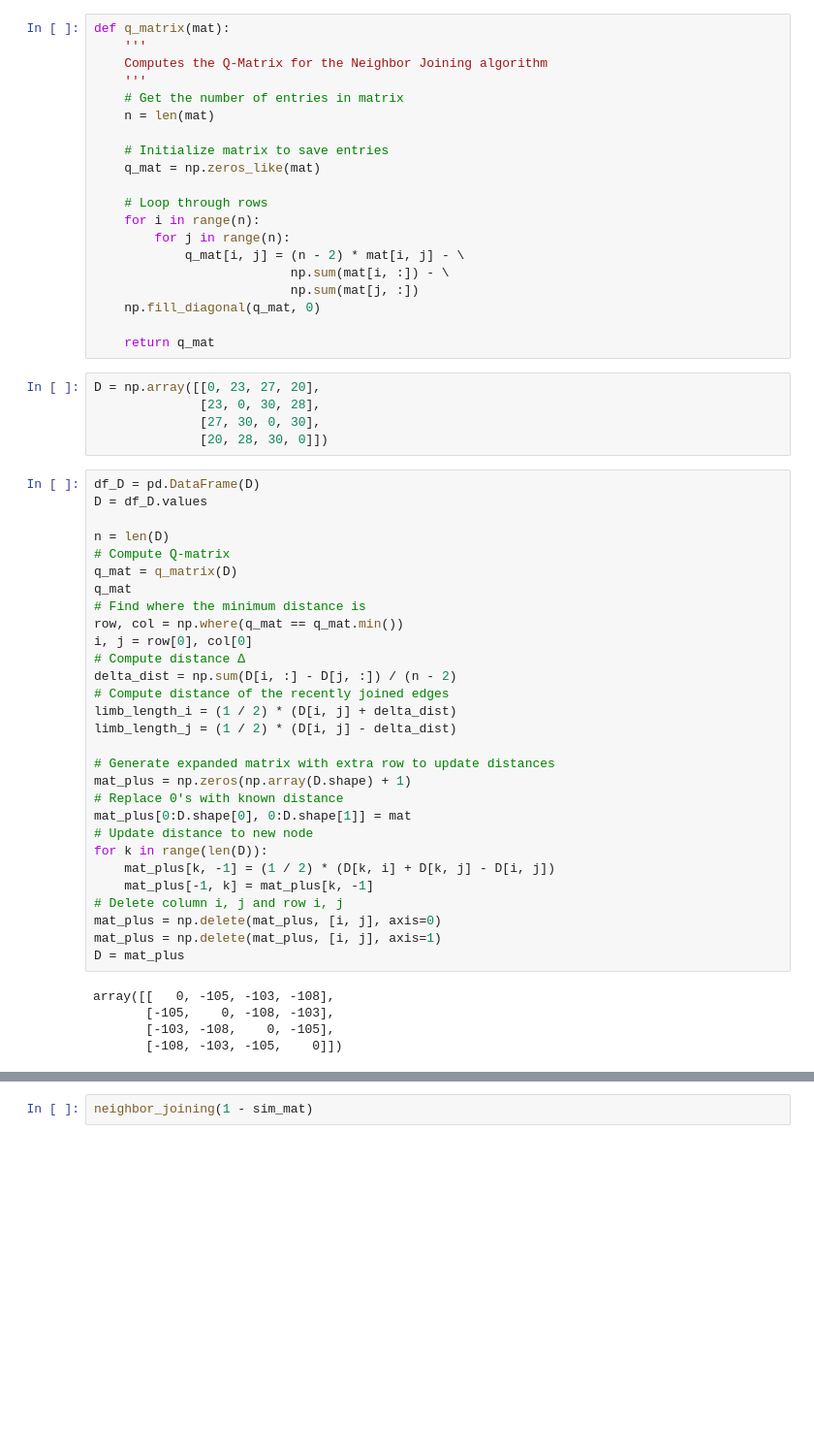
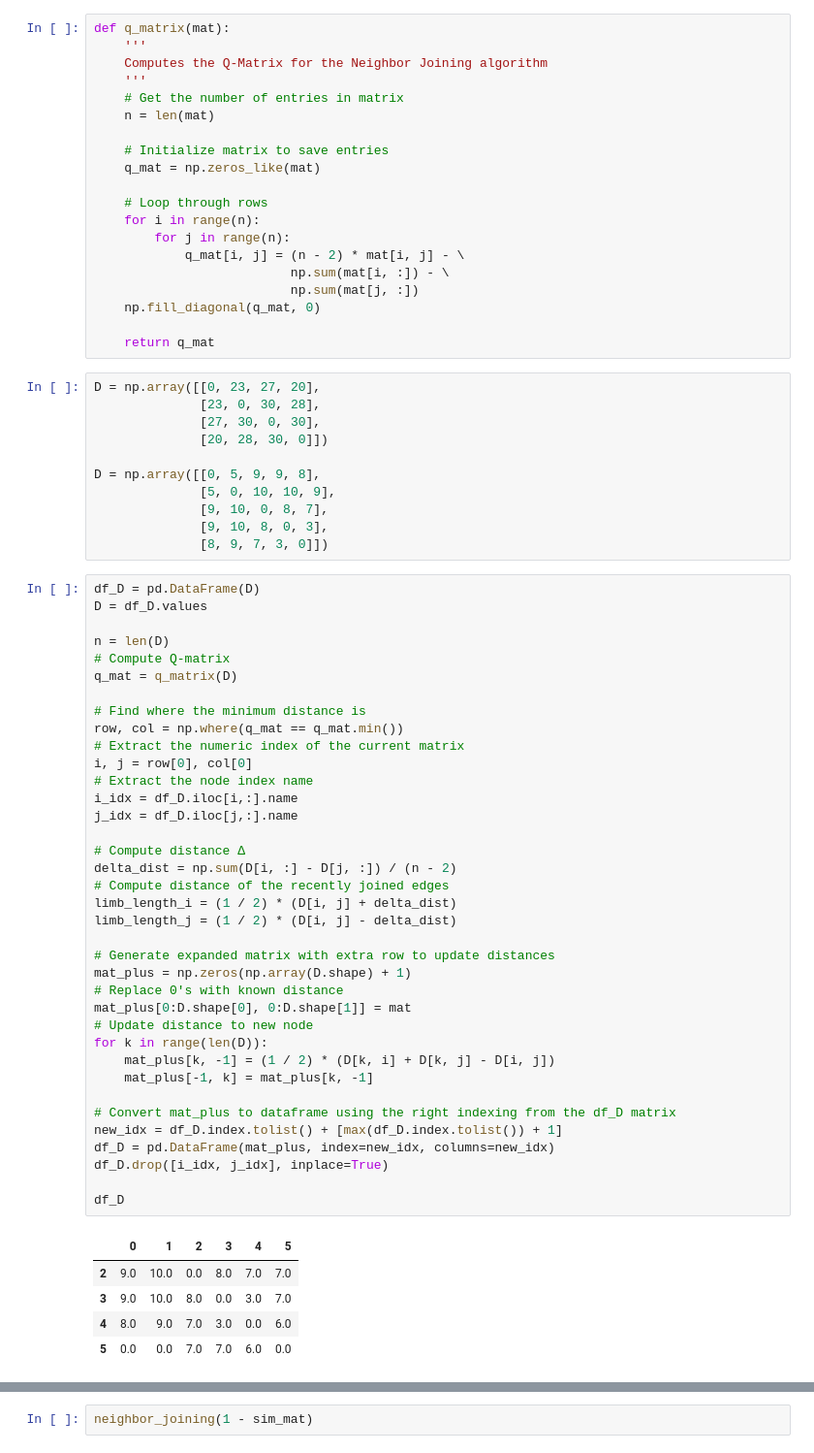
Before and after one commit to RPGroup-PBoC/bige105, a Jupyter notebook: code/t02_sequence_analysis_biogeography.ipynb, the cells around one changed output, grey strips where cells are left out. Shown at 97% size. Saved outputs shown, nothing was run; the diff lists cells and outputs as text; blank space fills up the shorter version.

```diff
--- a/code/t02_sequence_analysis_biogeography.ipynb
+++ b/code/t02_sequence_analysis_biogeography.ipynb
@@ -330,37 +330,52 @@ D = np.array([[0, 23, 27, 20],
               [23, 0, 30, 28],
               [27, 30, 0, 30],
               [20, 28, 30, 0]])
+
+D = np.array([[0, 5, 9, 9, 8],
+              [5, 0, 10, 10, 9],
+              [9, 10, 0, 8, 7],
+              [9, 10, 8, 0, 3],
+              [8, 9, 7, 3, 0]])
 # %%
 df_D = pd.DataFrame(D)
 D = df_D.values
 
 n = len(D)
 # Compute Q-matrix
 q_mat = q_matrix(D)
-q_mat
+
 # Find where the minimum distance is
 row, col = np.where(q_mat == q_mat.min())
+# Extract the numeric index of the current matrix
 i, j = row[0], col[0]
+# Extract the node index name
+i_idx = df_D.iloc[i,:].name
+j_idx = df_D.iloc[j,:].name
+
 # Compute distance ∆
 delta_dist = np.sum(D[i, :] - D[j, :]) / (n - 2)
 # Compute distance of the recently joined edges
 limb_length_i = (1 / 2) * (D[i, j] + delta_dist)
 limb_length_j = (1 / 2) * (D[i, j] - delta_dist)
 
 # Generate expanded matrix with extra row to update distances
 mat_plus = np.zeros(np.array(D.shape) + 1)
 # Replace 0's with known distance
 mat_plus[0:D.shape[0], 0:D.shape[1]] = mat
 # Update distance to new node
 for k in range(len(D)):
     mat_plus[k, -1] = (1 / 2) * (D[k, i] + D[k, j] - D[i, j])
     mat_plus[-1, k] = mat_plus[k, -1]
-# Delete column i, j and row i, j
-mat_plus = np.delete(mat_plus, [i, j], axis=0)
-mat_plus = np.delete(mat_plus, [i, j], axis=1)
-D = mat_plus
+
+# Convert mat_plus to dataframe using the right indexing from the df_D matrix
+new_idx = df_D.index.tolist() + [max(df_D.index.tolist()) + 1]
+df_D = pd.DataFrame(mat_plus, index=new_idx, columns=new_idx)
+df_D.drop([i_idx, j_idx], inplace=True)
+
+df_D
 # %% [output]
-array([[   0, -105, -103, -108],
-       [-105,    0, -108, -103],
-       [-103, -108,    0, -105],
-       [-108, -103, -105,    0]])
+|  | 0 | 1 | 2 | 3 | 4 | 5 |
+| 2 | 9.0 | 10.0 | 0.0 | 8.0 | 7.0 | 7.0 |
+| 3 | 9.0 | 10.0 | 8.0 | 0.0 | 3.0 | 7.0 |
+| 4 | 8.0 | 9.0 | 7.0 | 3.0 | 0.0 | 6.0 |
+| 5 | 0.0 | 0.0 | 7.0 | 7.0 | 6.0 | 0.0 |
```
Also changed, not shown: parts of 5 cells of this notebook.
